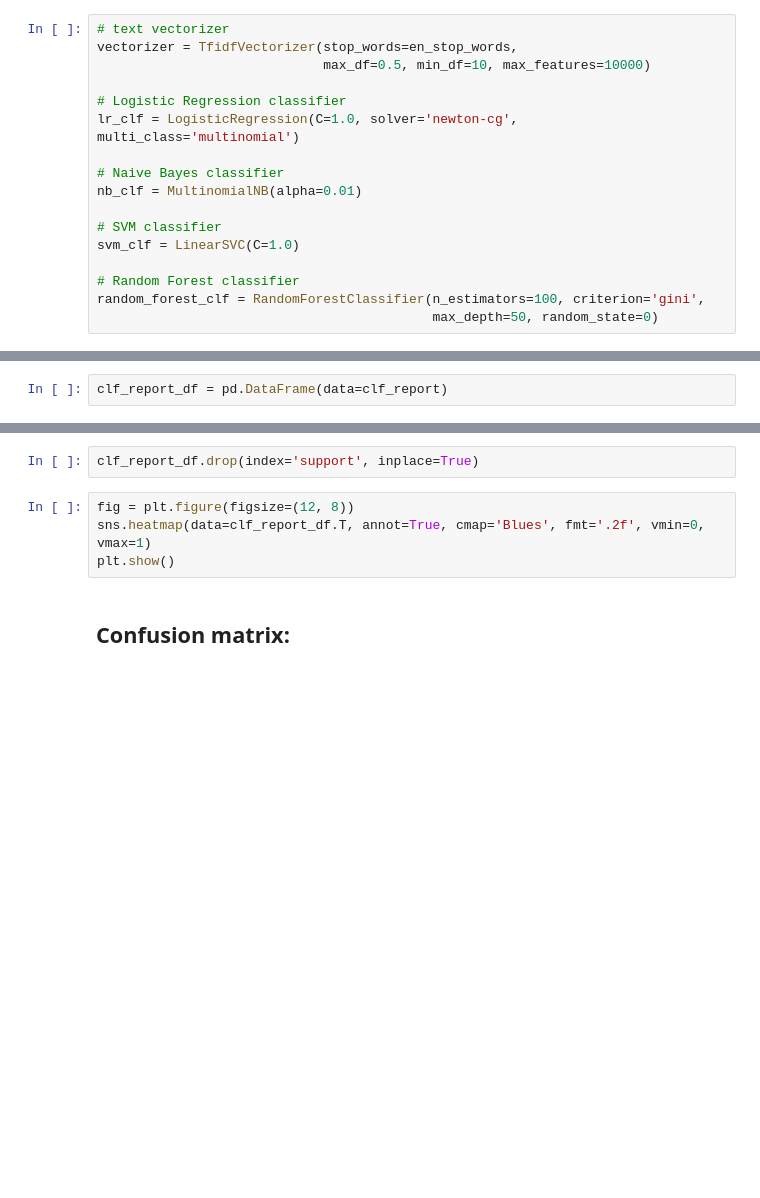
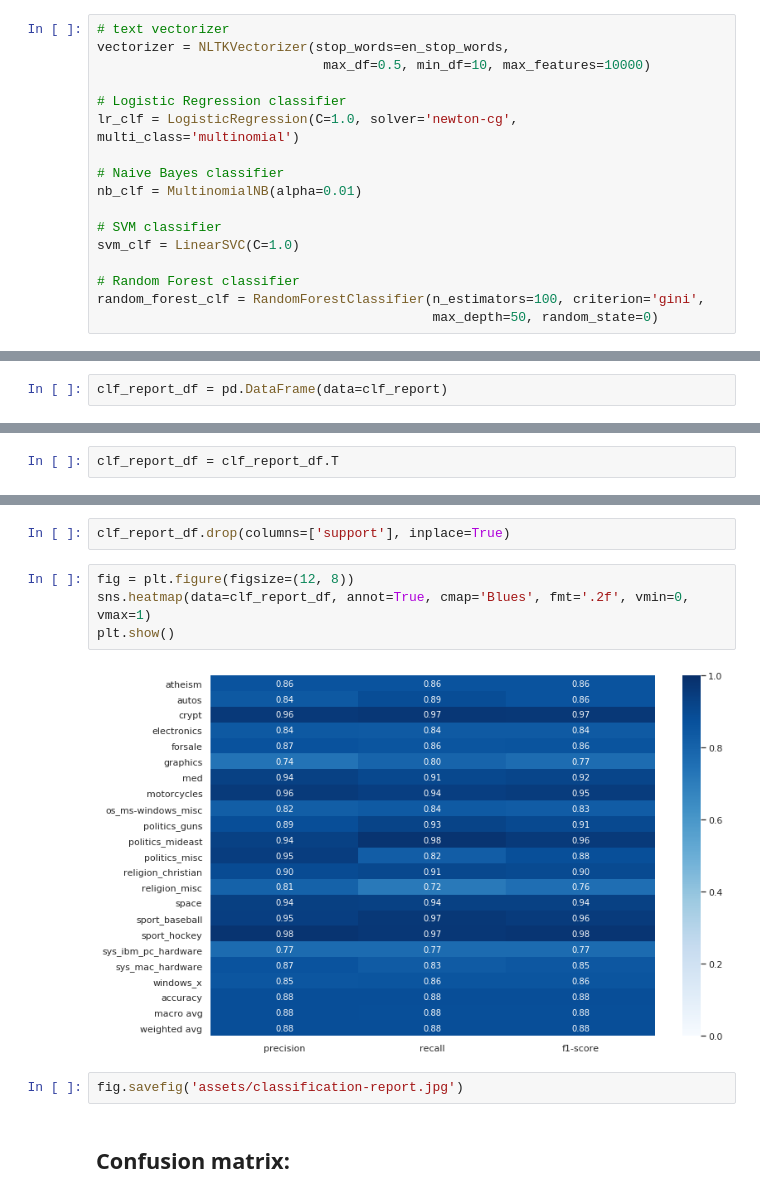
Before and after one commit to Reslan-Tinawi/20-newsgroups-Text-Classification, a Jupyter notebook: Text Classification.ipynb, the cells around one changed output, grey strips where cells are left out. Saved outputs shown, nothing was run; the diff lists cells and outputs as text; blank space fills up the shorter version.

Commit message:
Add new charts, some code refactoring

```diff
--- a/Text Classification.ipynb
+++ b/Text Classification.ipynb
@@ -284,7 +281,7 @@ There are many great resources about the importance of using pipelines, and how
 - [A Deep Dive Into Sklearn Pipelines](https://www.kaggle.com/baghern/a-deep-dive-into-sklearn-pipelines)
 # %%
 # text vectorizer
-vectorizer = TfidfVectorizer(stop_words=en_stop_words,
+vectorizer = NLTKVectorizer(stop_words=en_stop_words,
                              max_df=0.5, min_df=10, max_features=10000)
 
 # Logistic Regression classifier
@@ -423,0 +451,2 @@ clf_report_df
+# %%
+clf_report_df = clf_report_df.T
@@ -424,9 +473,13 @@ clf_report_df
 # %%
-clf_report_df.drop(index='support', inplace=True)
+clf_report_df.drop(columns=['support'], inplace=True)
 # %%
 fig = plt.figure(figsize=(12, 8))
-sns.heatmap(data=clf_report_df.T, annot=True, cmap='Blues', fmt='.2f', vmin=0, vmax=1)
+sns.heatmap(data=clf_report_df, annot=True, cmap='Blues', fmt='.2f', vmin=0, vmax=1)
 plt.show()
+# %% [output]
+[figure, added]
+# %%
+fig.savefig('assets/classification-report.jpg')
 # %% [markdown]
 ## Confusion matrix:
 # %%
```
Also changed, not shown: parts of 11 cells of this notebook, 24 other files.
